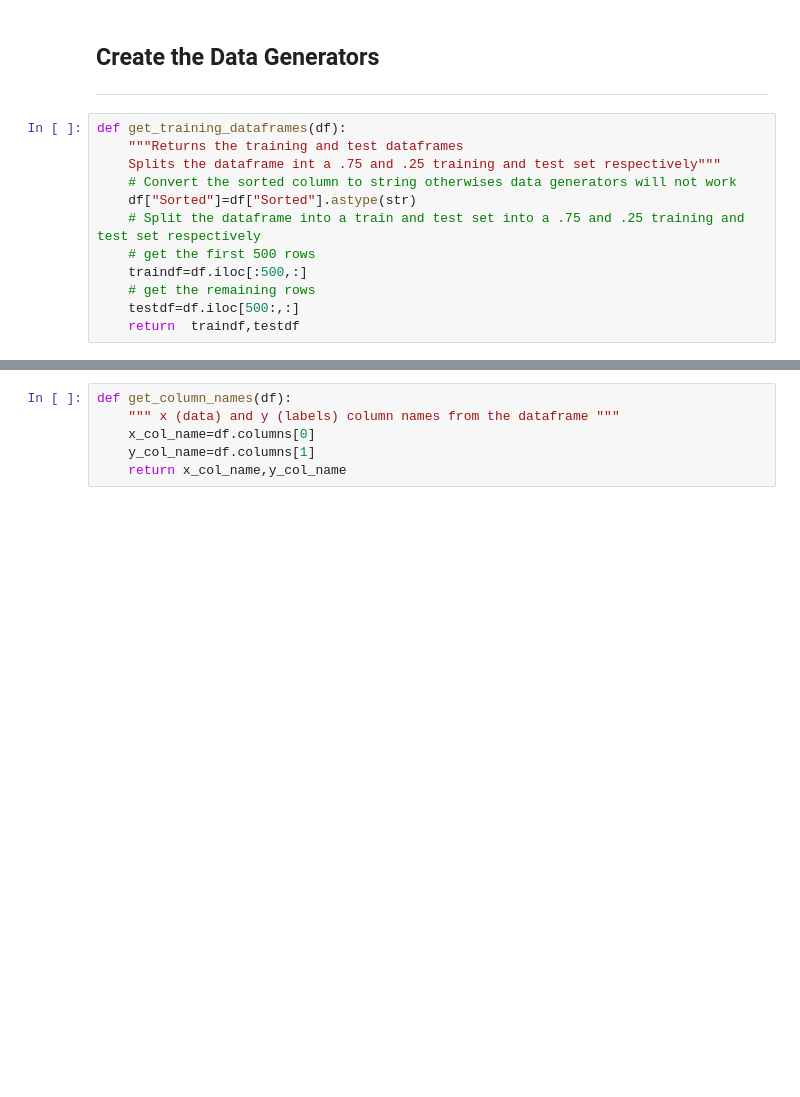
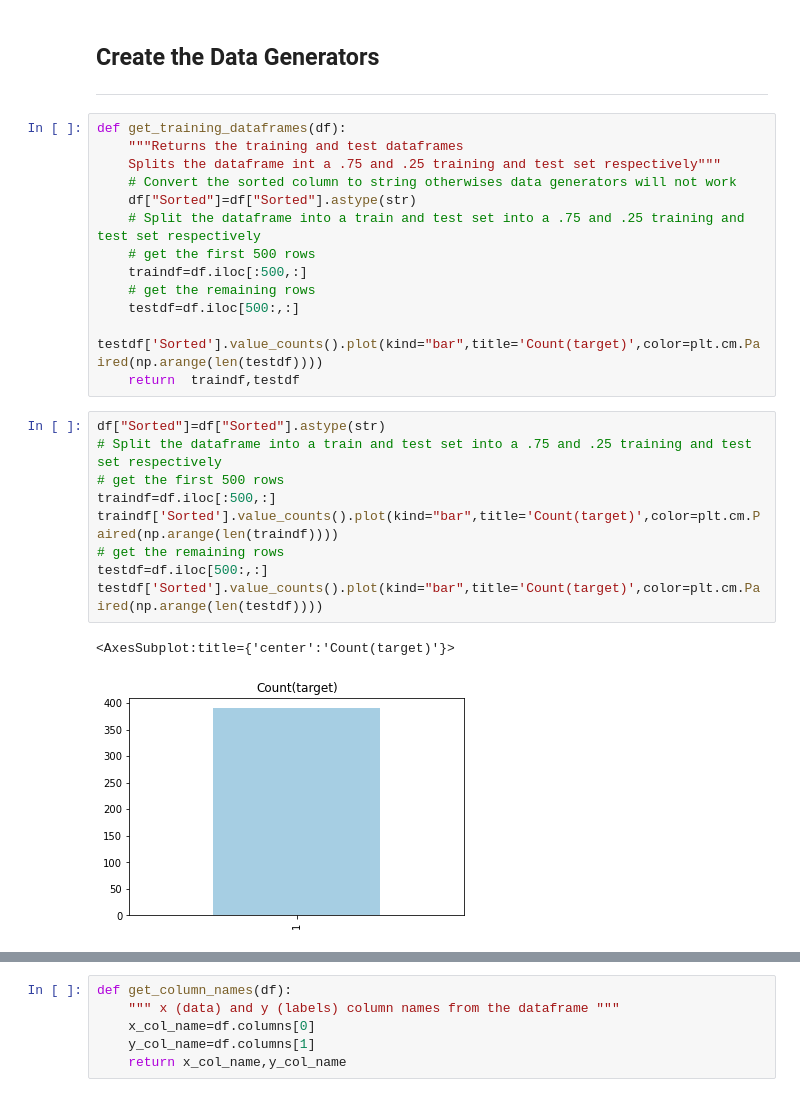
Before and after one commit to 2320sharon/Sniffer-Classifier, a Jupyter notebook: clean_sniffer_classifier.ipynb, the cells around one changed output, grey strips where cells are left out. Saved outputs shown, nothing was run; the diff lists cells and outputs as text; blank space fills up the shorter version.

```diff
--- a/clean_sniffer_classifier.ipynb
+++ b/clean_sniffer_classifier.ipynb
@@ -189,4 +184,17 @@ def get_training_dataframes(df):
     traindf=df.iloc[:500,:]
     # get the remaining rows
     testdf=df.iloc[500:,:]
+    testdf['Sorted'].value_counts().plot(kind="bar",title='Count(target)',color=plt.cm.Paired(np.arange(len(testdf))))
     return  traindf,testdf
+# %%
+df["Sorted"]=df["Sorted"].astype(str)
+# Split the dataframe into a train and test set into a .75 and .25 training and test set respectively
+# get the first 500 rows
+traindf=df.iloc[:500,:]
+traindf['Sorted'].value_counts().plot(kind="bar",title='Count(target)',color=plt.cm.Paired(np.arange(len(traindf))))
+# get the remaining rows
+testdf=df.iloc[500:,:]
+testdf['Sorted'].value_counts().plot(kind="bar",title='Count(target)',color=plt.cm.Paired(np.arange(len(testdf))))
+# %% [output]
+<AxesSubplot:title={'center':'Count(target)'}>
+[figure, added]
```
Also changed, not shown: parts of 16 cells of this notebook.
